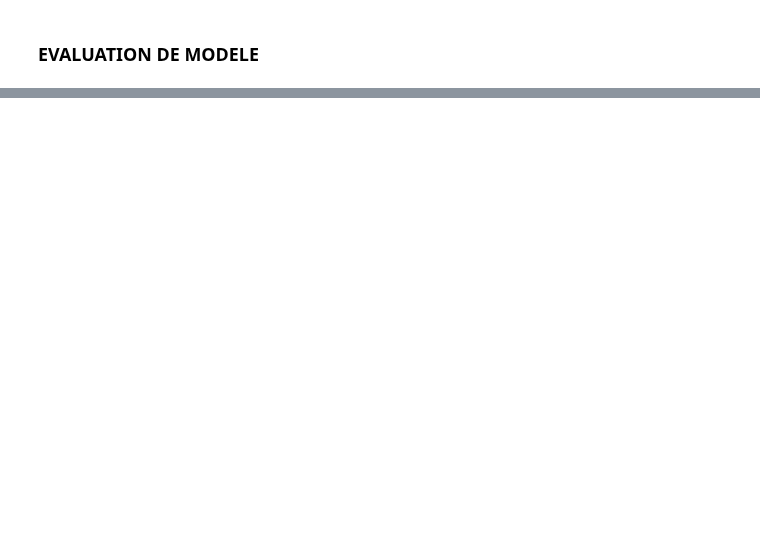
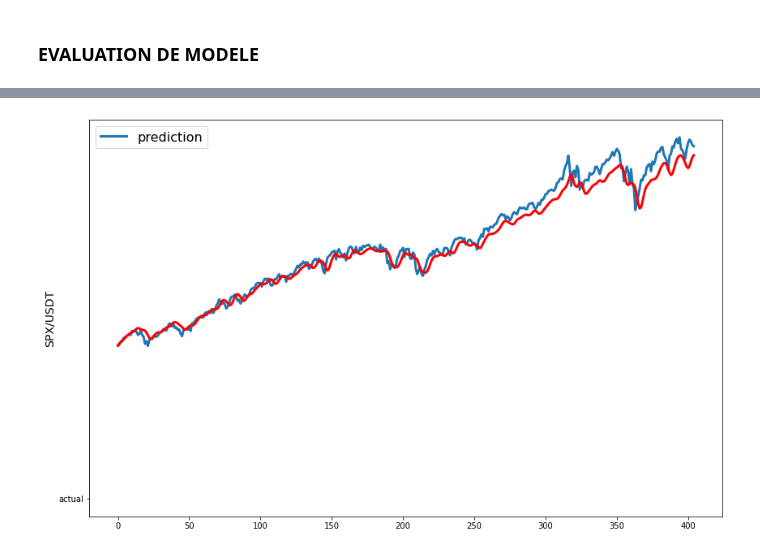
Before and after one commit to francis-mujani/TP3_ML, a Jupyter notebook: TP3_MACHINE_LEARNING.ipynb, the cells around one changed output, grey strips where cells are left out. Saved outputs shown, nothing was run; the diff lists cells and outputs as text; code cells hidden in the pictures; blank space fills up the shorter version.

```diff
--- a/TP3_MACHINE_LEARNING.ipynb
+++ b/TP3_MACHINE_LEARNING.ipynb
@@ -621,2 +629,4 @@ score
 # %%
-line_plot(SPX['Close'], predictions, 'actual', 'prediction', lw=3)
+line_plot(y_test, pred2, 'actual', 'prediction', lw=3)
+# %% [output]
+[figure, added]
```
Also changed, not shown: parts of 4 cells of this notebook.
